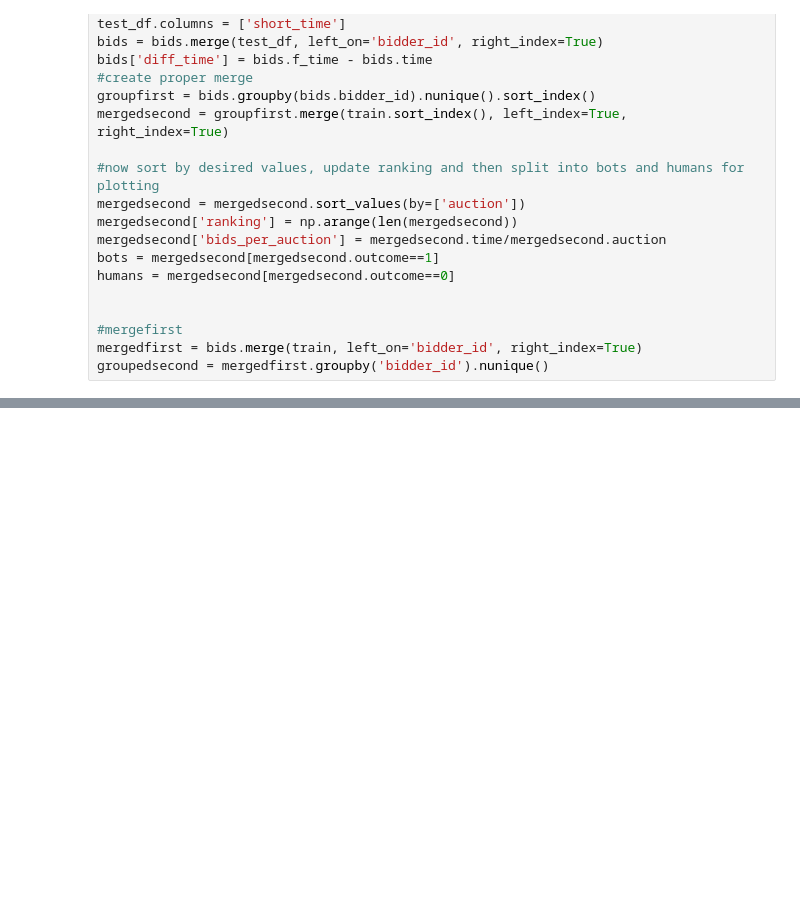
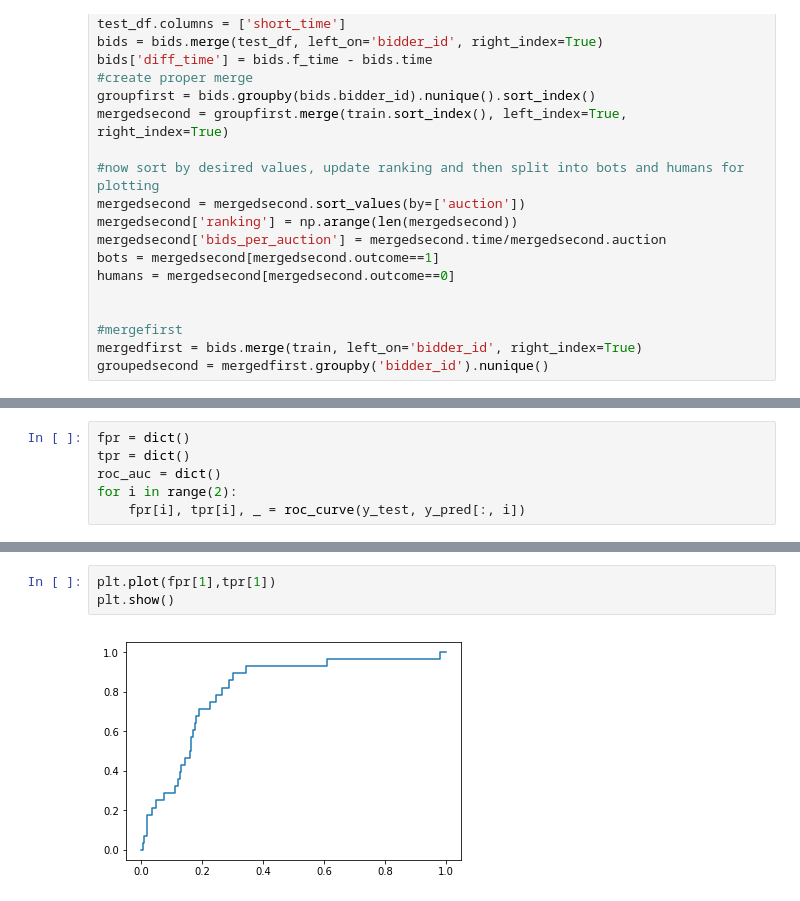
Before and after one commit to cvgardner/Springboard, a Jupyter notebook: Machine Learning.ipynb, the cells around one changed output, grey strips where cells are left out. Cells and saved outputs as stored; diff of their text form; blank space fills up the shorter version.

```diff
--- a/Machine Learning.ipynb
+++ b/Machine Learning.ipynb
@@ -33,0 +95,6 @@ groupedsecond = mergedfirst.groupby('bidder_id').nunique()
+# %%
+fpr = dict()
+tpr = dict()
+roc_auc = dict()
+for i in range(2):
+    fpr[i], tpr[i], _ = roc_curve(y_test, y_pred[:, i])
@@ -33,0 +110,5 @@ groupedsecond = mergedfirst.groupby('bidder_id').nunique()
+# %%
+plt.plot(fpr[1],tpr[1])
+plt.show()
+# %% [output]
+[figure, added]
```
Also changed, not shown: parts of 15 cells of this notebook, 1 other file.
